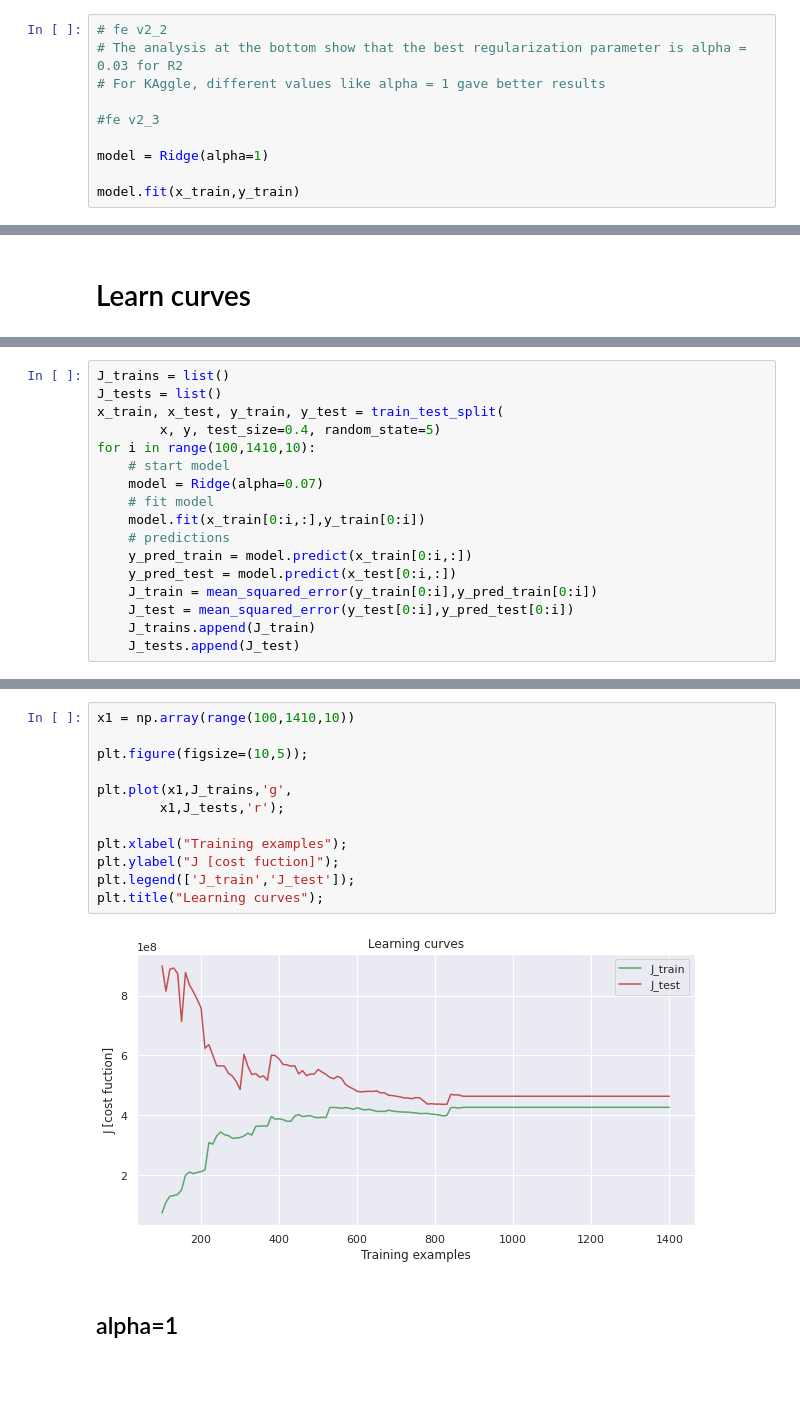
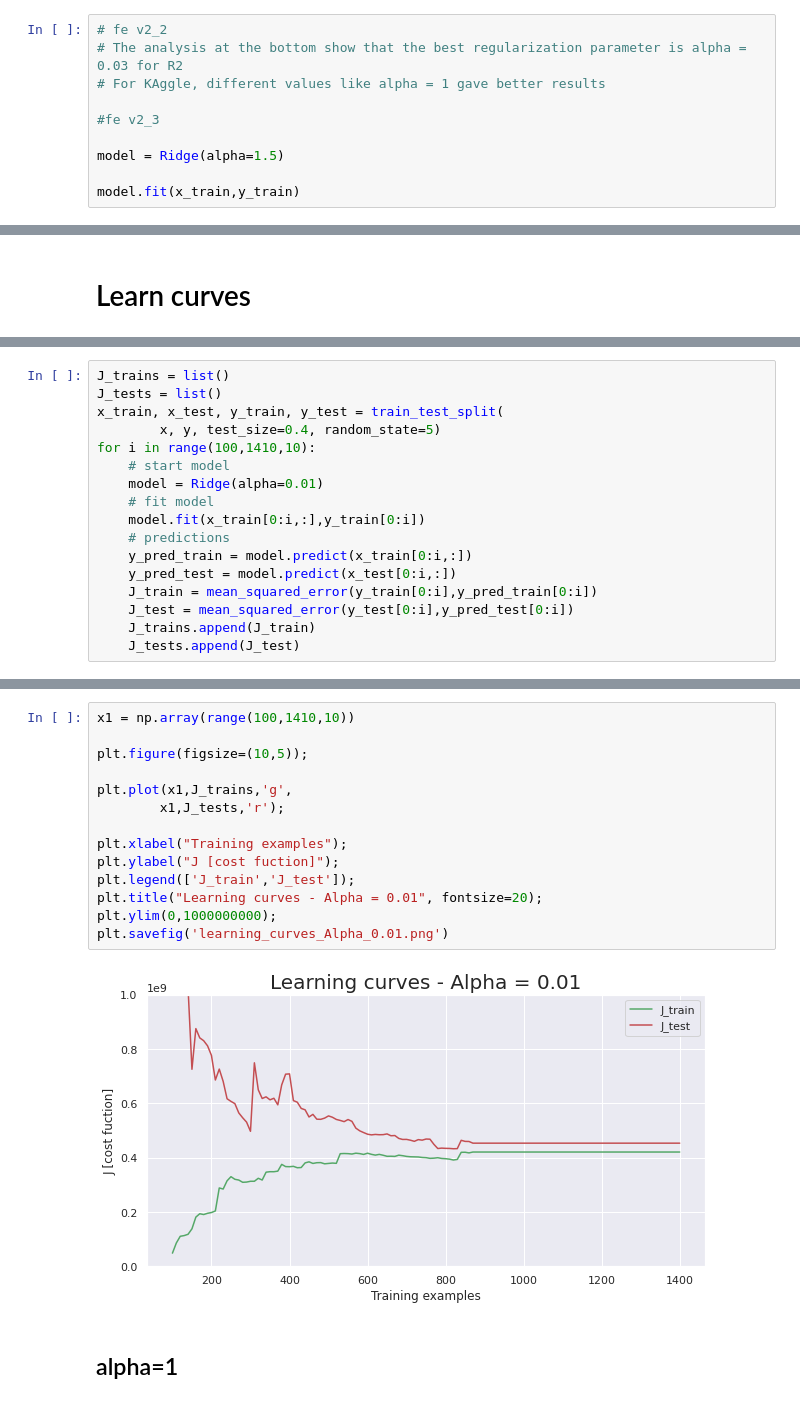
Before and after one commit to giampa-code/housing_price_kaggle, a Jupyter notebook: models/linear_regression_regularization_v1.ipynb, the cells around one changed output, grey strips where cells are left out. Saved outputs shown, nothing was run; the diff lists cells and outputs as text; blank space fills up the shorter version.

```diff
--- a/models/linear_regression_regularization_v1.ipynb
+++ b/models/linear_regression_regularization_v1.ipynb
@@ -57,7 +58,7 @@ x_train, x_test, y_train, y_test = train_test_split(
 
 #fe v2_3
 
-model = Ridge(alpha=1)
+model = Ridge(alpha=1.5)
 
 model.fit(x_train,y_train)
 # %% [output]
@@ -287,7 +305,7 @@ x_train, x_test, y_train, y_test = train_test_split(
         x, y, test_size=0.4, random_state=5)
 for i in range(100,1410,10):
     # start model
-    model = Ridge(alpha=0.07)
+    model = Ridge(alpha=0.01)
     # fit model
     model.fit(x_train[0:i,:],y_train[0:i])
     # predictions
@@ -304,17 +322,19 @@ for i in range(100,1410,10):
 # %%
 x1 = np.array(range(100,1410,10))
 
 plt.figure(figsize=(10,5));
 
 plt.plot(x1,J_trains,'g',
         x1,J_tests,'r');
 
 plt.xlabel("Training examples");
 plt.ylabel("J [cost fuction]");
 plt.legend(['J_train','J_test']);
-plt.title("Learning curves");
+plt.title("Learning curves - Alpha = 0.01", fontsize=20);
+plt.ylim(0,1000000000);
+plt.savefig('learning_curves_Alpha_0.01.png')
 # %% [output]
-[figure, old version]
+[figure, new version]
 # %% [markdown]
 ## alpha=1
 # %%
```
Also changed, not shown: parts of 15 cells of this notebook, 14 other files.
